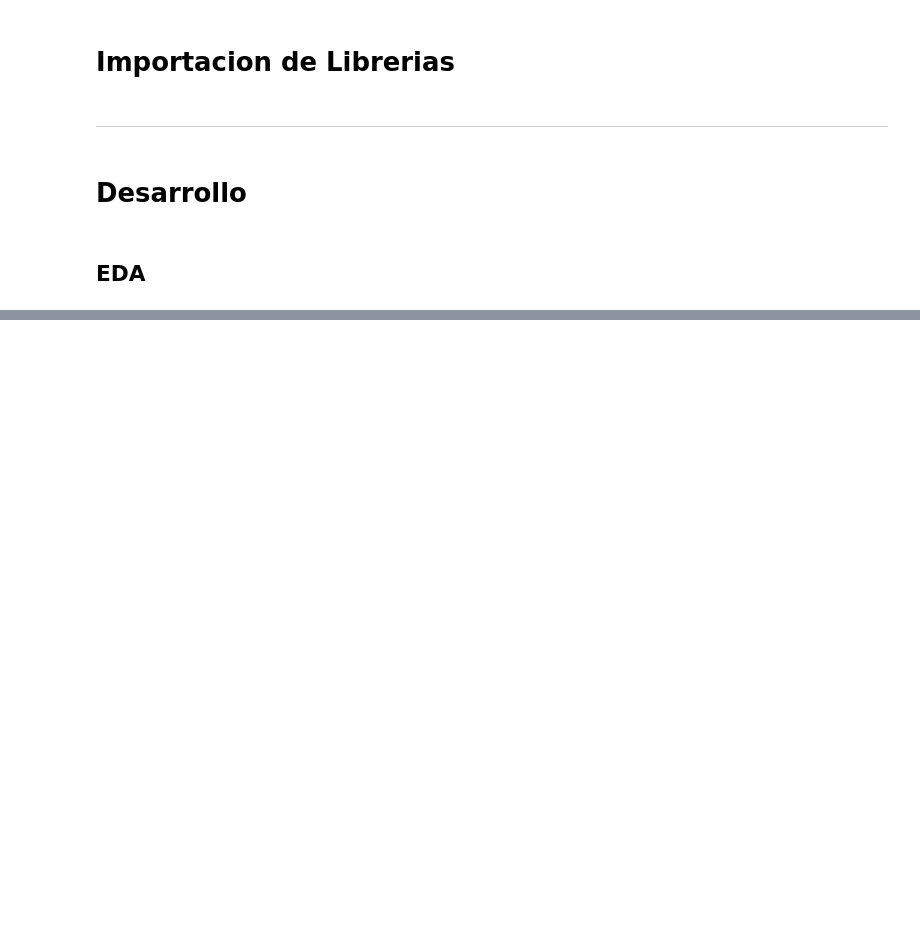
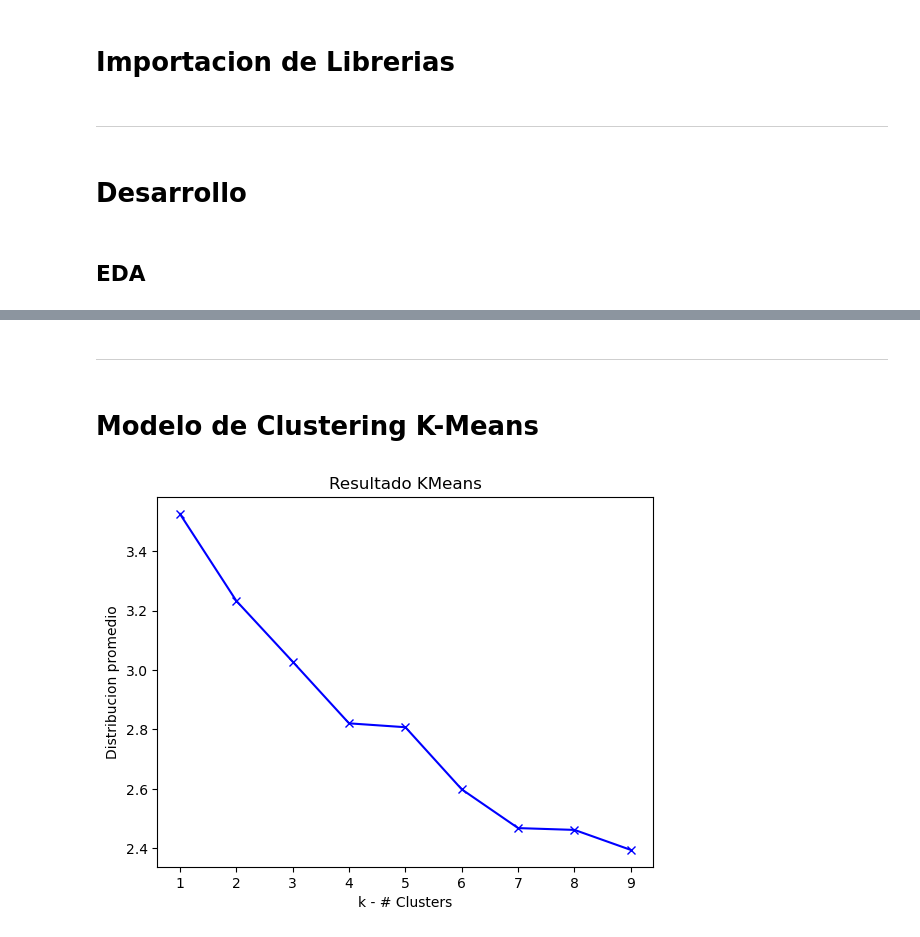
Before and after one commit to BryanHs20/Python-para-Data-Analyst, a Jupyter notebook: Tareas-Proyectos/Tareas/Tarea M45-AD - Bryan Herrnandez Solis.ipynb, the cells around one changed output, grey strips where cells are left out. Cells and saved outputs as stored; diff of their text form; code cells hidden in the pictures; blank space fills up the shorter version.

```diff
--- a/Tareas-Proyectos/Tareas/Tarea M45-AD - Bryan Herrnandez Solis.ipynb
+++ b/Tareas-Proyectos/Tareas/Tarea M45-AD - Bryan Herrnandez Solis.ipynb
@@ -30,0 +254,7 @@ df = pd.read_csv('../../../Archivos-Analisis/')
+# %%
+df2 = df.copy()
+df3 = df.copy()
+# %%
+# Escalamiento zscore
+from scipy.stats import zscore
+df2 = df2.apply(zscore)
@@ -30,0 +282,24 @@ df = pd.read_csv('../../../Archivos-Analisis/')
+# %% [markdown]
+---
+# %% [markdown]
+# Modelo de Clustering K-Means
+# %%
+# Buscando el optimo numero de clusters
+from scipy.spatial.distance import cdist
+clusters = range (1, 10)
+meanDistributions = []
+
+for k in clusters:
+    model = KMeans(n_clusters = k)
+    model.fit(df2)
+    prediction = model.predict(df2)
+
+    meanDistributions.append(sum(np.min(cdist(df2, model.cluster_centers_, 'euclidean'), axis=1)) / df2.shape[0])
+
+plt.plot(clusters, meanDistributions, 'bx-')
+plt.xlabel('k - # Clusters')
+plt.ylabel('Distribucion promedio')
+plt.title('Resultado KMeans')
+plt.show()
+# %% [output]
+[figure, added]
```
Also changed, not shown: parts of 72 cells of this notebook, 1 other file.
